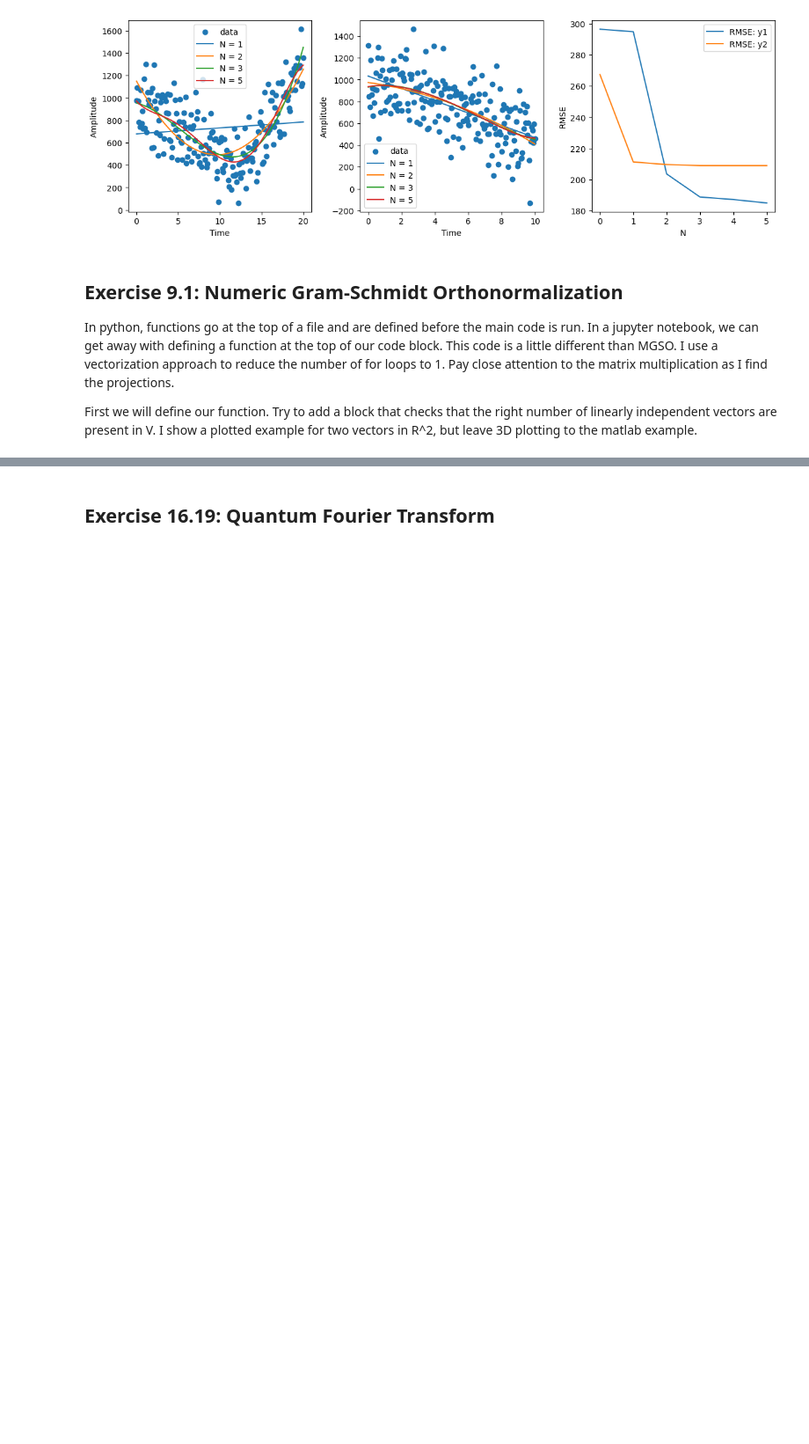
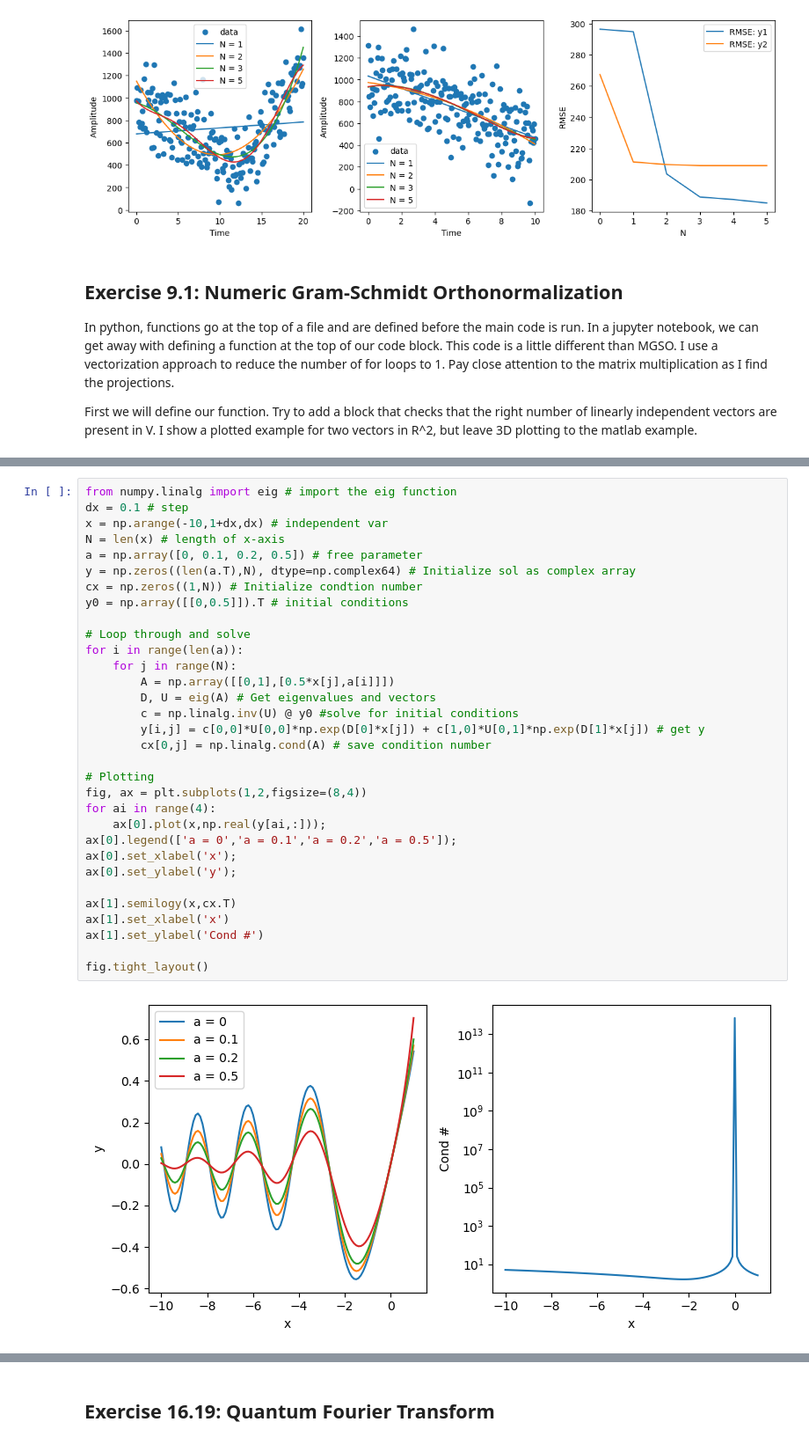
Before and after one commit to willn2/LAbook_code, a Jupyter notebook: PythonCodeLABook.ipynb, the cells around one changed output, grey strips where cells are left out. Shown at 88% size. Drawn from its saved outputs; the diff is of its cells as text; blank space fills up the shorter version.

```diff
--- a/PythonCodeLABook.ipynb
+++ b/PythonCodeLABook.ipynb
@@ -253,0 +291,34 @@ Some suggestions to take it further:
+# %%
+from numpy.linalg import eig # import the eig function
+dx = 0.1 # step
+x = np.arange(-10,1+dx,dx) # independent var
+N = len(x) # length of x-axis
+a = np.array([0, 0.1, 0.2, 0.5]) # free parameter
+y = np.zeros((len(a.T),N), dtype=np.complex64) # Initialize sol as complex array
+cx = np.zeros((1,N)) # Initialize condtion number
+y0 = np.array([[0,0.5]]).T # initial conditions
+
+# Loop through and solve
+for i in range(len(a)):
+    for j in range(N):
+        A = np.array([[0,1],[0.5*x[j],a[i]]])
+        D, U = eig(A) # Get eigenvalues and vectors
+        c = np.linalg.inv(U) @ y0 #solve for initial conditions
+        y[i,j] = c[0,0]*U[0,0]*np.exp(D[0]*x[j]) + c[1,0]*U[0,1]*np.exp(D[1]*x[j]) # get y
+        cx[0,j] = np.linalg.cond(A) # save condition number
+
+# Plotting
+fig, ax = plt.subplots(1,2,figsize=(8,4))
+for ai in range(4):
+    ax[0].plot(x,np.real(y[ai,:]));
+ax[0].legend(['a = 0','a = 0.1','a = 0.2','a = 0.5']);
+ax[0].set_xlabel('x');
+ax[0].set_ylabel('y');
+
+ax[1].semilogy(x,cx.T)
+ax[1].set_xlabel('x')
+ax[1].set_ylabel('Cond #')
+
+fig.tight_layout()
+# %% [output]
+[figure, added]
```
Also changed, not shown: parts of 12 cells of this notebook, 2 other files.
